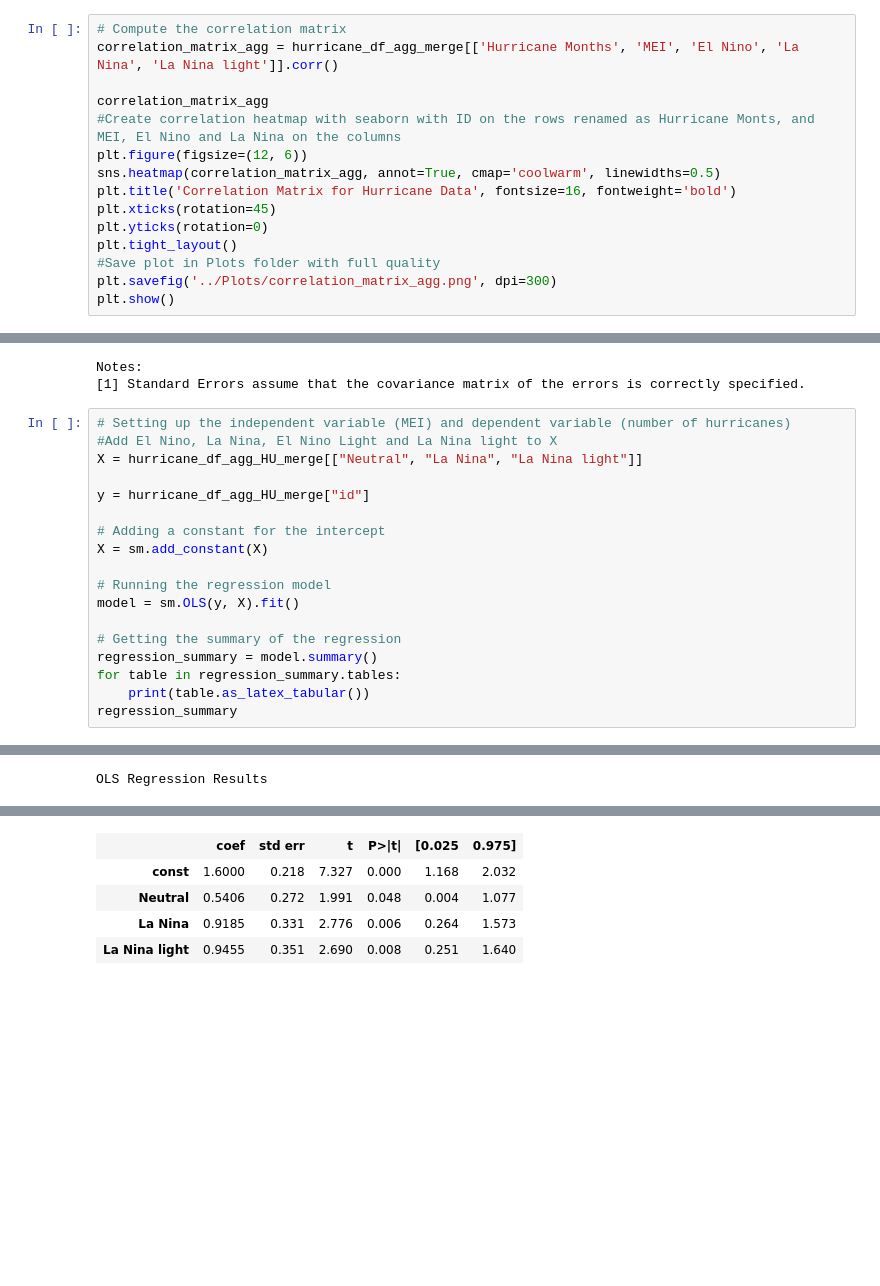
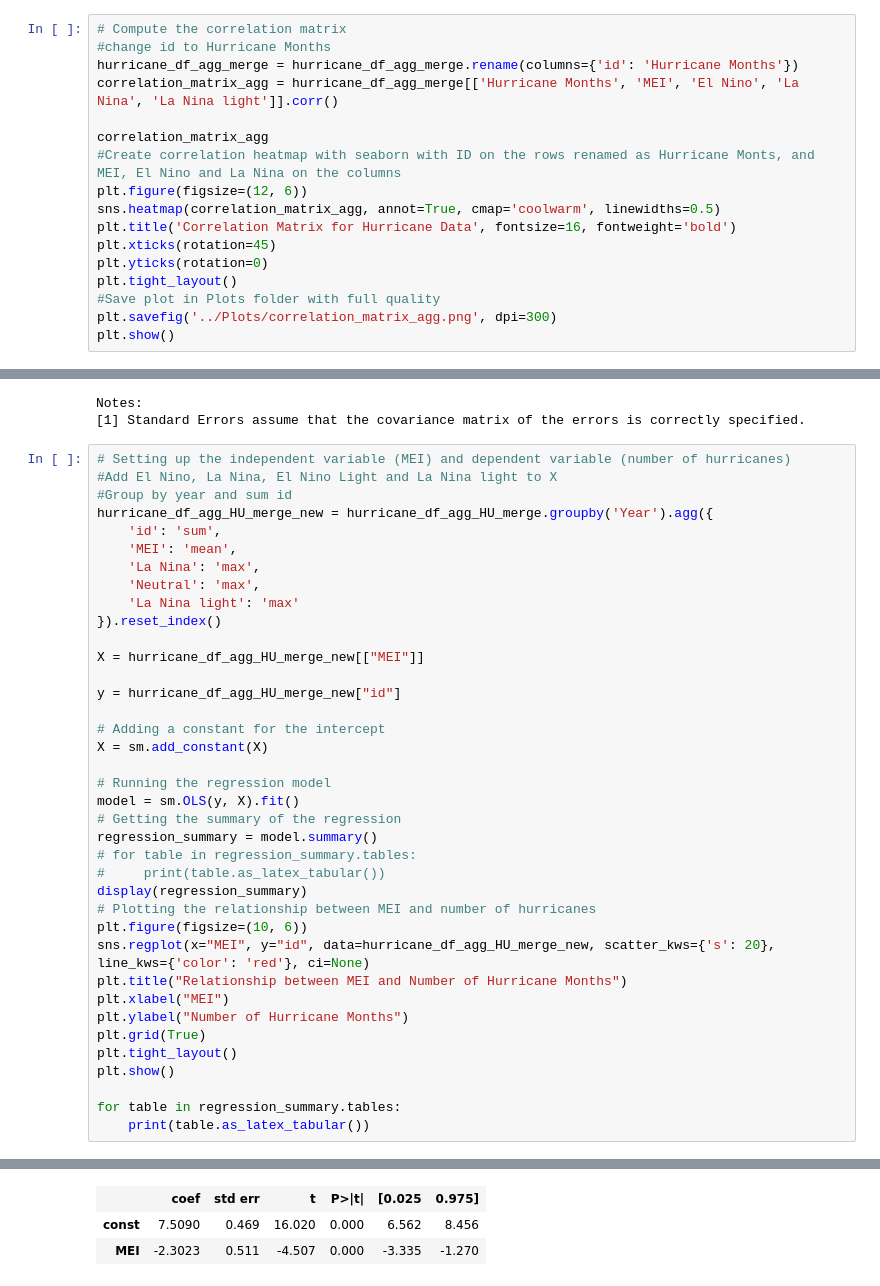
Before and after one commit to yannickpichardo/master_thesis, a Jupyter notebook: prelim_data.ipynb, the cells around one changed output, grey strips where cells are left out. Drawn from its saved outputs; the diff is of its cells as text; blank space fills up the shorter version.

```diff
--- a/prelim_data.ipynb
+++ b/prelim_data.ipynb
@@ -701,6 +701,8 @@ hurricane_df_agg_merge.to_csv('../Data/hurricane_df_agg_merge.csv')
 ### Simple correlation
 # %%
 # Compute the correlation matrix
+#change id to Hurricane Months
+hurricane_df_agg_merge = hurricane_df_agg_merge.rename(columns={'id': 'Hurricane Months'})
 correlation_matrix_agg = hurricane_df_agg_merge[['Hurricane Months', 'MEI', 'El Nino', 'La Nina', 'La Nina light']].corr()
 
 correlation_matrix_agg
@@ -877,19 +881,39 @@ Notes:
 # %%
 # Setting up the independent variable (MEI) and dependent variable (number of hurricanes)
 #Add El Nino, La Nina, El Nino Light and La Nina light to X
-X = hurricane_df_agg_HU_merge[["Neutral", "La Nina", "La Nina light"]]
+#Group by year and sum id
+hurricane_df_agg_HU_merge_new = hurricane_df_agg_HU_merge.groupby('Year').agg({
+    'id': 'sum',
+    'MEI': 'mean',
+    'La Nina': 'max',
+    'Neutral': 'max',
+    'La Nina light': 'max'
+}).reset_index()
 
-y = hurricane_df_agg_HU_merge["id"]
+X = hurricane_df_agg_HU_merge_new[["MEI"]]
+
+y = hurricane_df_agg_HU_merge_new["id"]
 
 # Adding a constant for the intercept
 X = sm.add_constant(X)
 
 # Running the regression model
 model = sm.OLS(y, X).fit()
-
 # Getting the summary of the regression
 regression_summary = model.summary()
+# for table in regression_summary.tables:
+#     print(table.as_latex_tabular())
+display(regression_summary)
+# Plotting the relationship between MEI and number of hurricanes
+plt.figure(figsize=(10, 6))
+sns.regplot(x="MEI", y="id", data=hurricane_df_agg_HU_merge_new, scatter_kws={'s': 20}, line_kws={'color': 'red'}, ci=None)
+plt.title("Relationship between MEI and Number of Hurricane Months")
+plt.xlabel("MEI")
+plt.ylabel("Number of Hurricane Months")
+plt.grid(True)
+plt.tight_layout()
+plt.show()
+
 for table in regression_summary.tables:
     print(table.as_latex_tabular())
-regression_summary
 # %% [output]
@@ -913 +920,0 @@ regression_summary
-OLS Regression Results
@@ -922,6 +929,4 @@ OLS Regression Results
 | Covariance Type: | nonrobust |  |  |
 |  | coef | std err | t | P>|t| | [0.025 | 0.975] |
-| const | 1.6000 | 0.218 | 7.327 | 0.000 | 1.168 | 2.032 |
-| Neutral | 0.5406 | 0.272 | 1.991 | 0.048 | 0.004 | 1.077 |
-| La Nina | 0.9185 | 0.331 | 2.776 | 0.006 | 0.264 | 1.573 |
-| La Nina light | 0.9455 | 0.351 | 2.690 | 0.008 | 0.251 | 1.640 |
+| const | 7.5090 | 0.469 | 16.020 | 0.000 | 6.562 | 8.456 |
+| MEI | -2.3023 | 0.511 | -4.507 | 0.000 | -3.335 | -1.270 |
```
Also changed, not shown: parts of 8 cells of this notebook.
